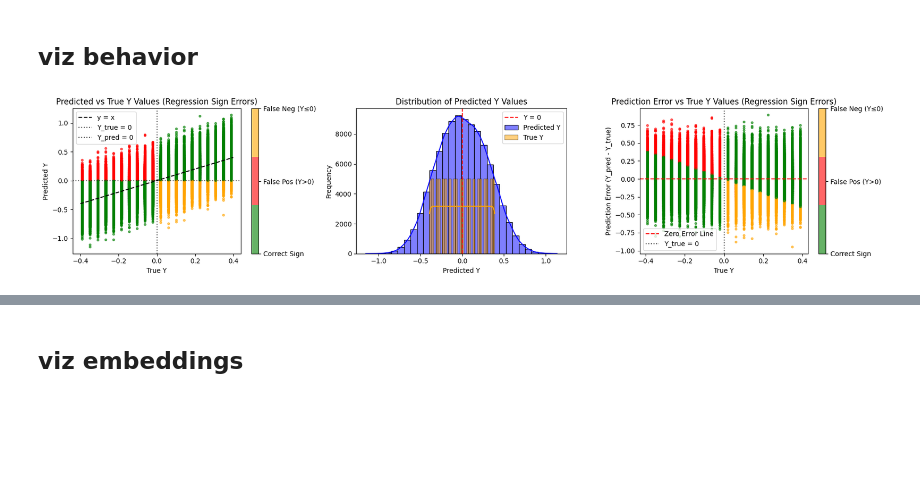
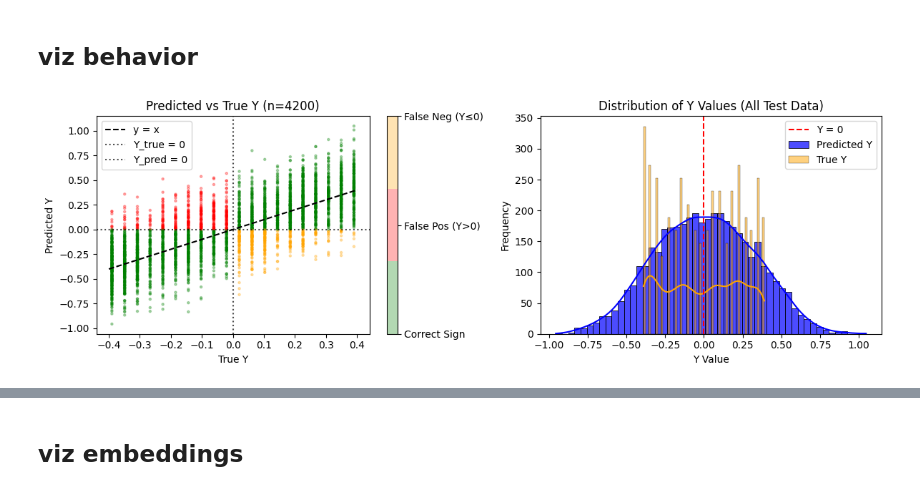
Before and after one commit to siyer7/asymmetry_design, a Jupyter notebook: code/NN.ipynb, the cells around one changed output, grey strips where cells are left out. Saved outputs shown, nothing was run; the diff lists cells and outputs as text; code cells hidden in the pictures; blank space fills up the shorter version.

```diff
--- a/code/NN.ipynb
+++ b/code/NN.ipynb
@@ -100,16 +114,24 @@ model = NoisyModel(max_embedding_noise=.5, production_noise=0.2, noise_range=0.4
 divider_position = 0.0
 boundary_width   = 0.05
 learning_rate    = 3e-2
-batch_size       = 128
-num_epochs       = 200
+batch_size       = 32  # Smaller batch size for better gradient estimates
+num_epochs       = 1000  # Reduced epochs since we have more data
 
-# Prepare data loader
-dataset    = TensorDataset(X, Y, labels)
-data_loader = DataLoader(dataset, batch_size=batch_size, shuffle=True)
+# Prepare data loaders
+train_dataset = TensorDataset(X_train_tensor, Y_train_tensor, labels_train_tensor)
+train_loader = DataLoader(train_dataset, batch_size=batch_size, shuffle=True)
+
+test_dataset = TensorDataset(X_test_tensor, Y_test_tensor, labels_test_tensor)
+test_loader = DataLoader(test_dataset, batch_size=batch_size, shuffle=False)
 
 # Optimizer & history
 optimizer = Adam(model.parameters(), lr=learning_rate)
-history = {'mse': [], 'bce': [], 'total': [], 'accuracy': []}
+history = {'train_mse': [], 'train_bce': [], 'train_total': [], 'train_accuracy': [],
+          'test_mse': [], 'test_bce': [], 'test_total': [], 'test_accuracy': []}
+
+# Store test predictions every N epochs for analysis
+test_predictions_history = []
+test_epoch_interval = 50  # Store predictions every 50 epochs
 # %% [markdown]
 ## viz embedding noise
 # %%
@@ -245,73 +367,63 @@ plt.show()
 # %% [markdown]
 ## viz behavior
 # %%
-fig, axs = plt.subplots(1, 3, figsize=(18, 4))
+# Use the richer dataset (all test predictions across epochs) for analysis
+fig, axs = plt.subplots(1, 2, figsize=(12, 4))
 
 # Create correctness categories based on REGRESSION outputs crossing 0
-# True class: whether Y_true > 0
-true_class_regression = (df['Y_true'] > 0).astype(int)
-# Predicted class: whether Y_pred > 0
-pred_class_regression = (df['Y_pred'] > 0).astype(int)
+true_class_regression = (df_all_test['Y_true'] > 0).astype(int)
+pred_class_regression = (df_all_test['Y_pred'] > 0).astype(int)
 
 # Classification performance based on regression crossing 0
 correct_mask = (pred_class_regression == true_class_regression)
-false_positive_mask = (pred_class_regression == 1) & (true_class_regression == 0)  # Predicted >0, actually ≤0
-false_negative_mask = (pred_class_regression == 0) & (true_class_regression == 1)  # Predicted ≤0, actually >0
+false_positive_mask = (pred_class_regression == 1) & (true_class_regression == 0)
+false_negative_mask = (pred_class_regression == 0) & (true_class_regression == 1)
 
-# Create color array: 0=correct, 1=false positive, 2=false negative
-color_array = np.zeros(len(df))
+# Create color array
+color_array = np.zeros(len(df_all_test))
 color_array[false_positive_mask] = 1
 color_array[false_negative_mask] = 2
 
 # Define custom colormap
 from matplotlib.colors import ListedColormap
-colors = ['green', 'red', 'orange']  # correct, false positive, false negative
+colors = ['green', 'red', 'orange']
 cmap = ListedColormap(colors)
 
-# Plot 1: y_pred vs y_true
-sc1 = axs[0].scatter(df['Y_true'], df['Y_pred'], c=color_array, cmap=cmap, alpha=0.6, s=10)
+# Plot 1: y_pred vs y_true (now with much more data)
+sc1 = axs[0].scatter(df_all_test['Y_true'], df_all_test['Y_pred'],
+                     c=color_array, cmap=cmap, alpha=0.3, s=5)
 axs[0].plot([-0.4, 0.4], [-0.4, 0.4], 'k--', label='y = x')
 axs[0].axvline(x=0, color='black', linestyle=':', alpha=0.7, label='Y_true = 0')
 axs[0].axhline(y=0, color='black', linestyle=':', alpha=0.7, label='Y_pred = 0')
 axs[0].set_xlabel('True Y')
 axs[0].set_ylabel('Predicted Y')
-axs[0].set_title('Predicted vs True Y Values (Regression Sign Errors)')
+axs[0].set_title(f'Predicted vs True Y (n={len(df_all_test)})')
+# ...existing colorbar and legend code...
 cbar1 = fig.colorbar(sc1, ax=axs[0])
 cbar1.set_ticks([0, 1, 2])
 cbar1.set_ticklabels(['Correct Sign', 'False Pos (Y>0)', 'False Neg (Y≤0)'])
 axs[0].legend()
 
-# Plot 2: dist of y_pred (unchanged)
-sns.histplot(df['Y_pred'], bins=30, kde=True, color='blue', label='Predicted Y', ax=axs[1])
-sns.histplot(df['Y_true'], bins=30, kde=True, color='orange', label='True Y', ax=axs[1], alpha=0.5)
+# Plot 2: Distribution comparison
+sns.histplot(df_all_test['Y_pred'], bins=50, kde=True, color='blue',
+             label='Predicted Y', ax=axs[1], alpha=0.7)
+sns.histplot(df_all_test['Y_true'], bins=50, kde=True, color='orange',
+             label='True Y', ax=axs[1], alpha=0.5)
 axs[1].axvline(x=0, color='red', linestyle='--', label='Y = 0')
-axs[1].set_xlabel('Predicted Y')
+axs[1].set_xlabel('Y Value')
 axs[1].set_ylabel('Frequency')
-axs[1].set_title('Distribution of Predicted Y Values')
+axs[1].set_title('Distribution of Y Values (All Test Data)')
 axs[1].legend()
-
-# Plot 3: y_pred - y_true vs y_true
-prediction_error = df['Y_pred'] - df['Y_true']
-sc2 = axs[2].scatter(df['Y_true'], prediction_error, c=color_array, cmap=cmap, alpha=0.6, s=10)
-axs[2].axhline(y=0, color='red', linestyle='--', label='Zero Error Line')
-axs[2].axvline(x=0, color='black', linestyle=':', alpha=0.7, label='Y_true = 0')
-axs[2].set_xlabel('True Y')
-axs[2].set_ylabel('Prediction Error (Y_pred - Y_true)')
-axs[2].set_title('Prediction Error vs True Y Values (Regression Sign Errors)')
-cbar2 = fig.colorbar(sc2, ax=axs[2])
-cbar2.set_ticks([0, 1, 2])
-cbar2.set_ticklabels(['Correct Sign', 'False Pos (Y>0)', 'False Neg (Y≤0)'])
-axs[2].legend()
 
 plt.tight_layout()
 plt.show()
 
-# Print regression sign classification performance statistics
+# Print comprehensive statistics
+print(f"Total test predictions analyzed: {len(df_all_test)}")
 print(f"Sign Classification Accuracy: {correct_mask.mean():.3f}")
-print(f"False Positive Rate (pred>0, true≤0): {false_positive_mask.mean():.3f}")
-print(f"False Negative Rate (pred≤0, true>0): {false_negative_mask.mean():.3f}")
-print(f"Total Correct Signs: {correct_mask.sum()}")
-print(f"Total False Positives: {false_positive_mask.sum()}")
-print(f"Total False Negatives: {false_negative_mask.sum()}")
+print(f"False Positive Rate: {false_positive_mask.mean():.3f}")
+print(f"False Negative Rate: {false_negative_mask.mean():.3f}")
+print(f"MSE: {((df_all_test['Y_pred'] - df_all_test['Y_true'])**2).mean():.4f}")
+print(f"MAE: {abs(df_all_test['Y_pred'] - df_all_test['Y_true']).mean():.4f}")
 # %% [output]
-[figure, old version]
+[figure, new version]
```
Also changed, not shown: parts of 19 cells of this notebook.
